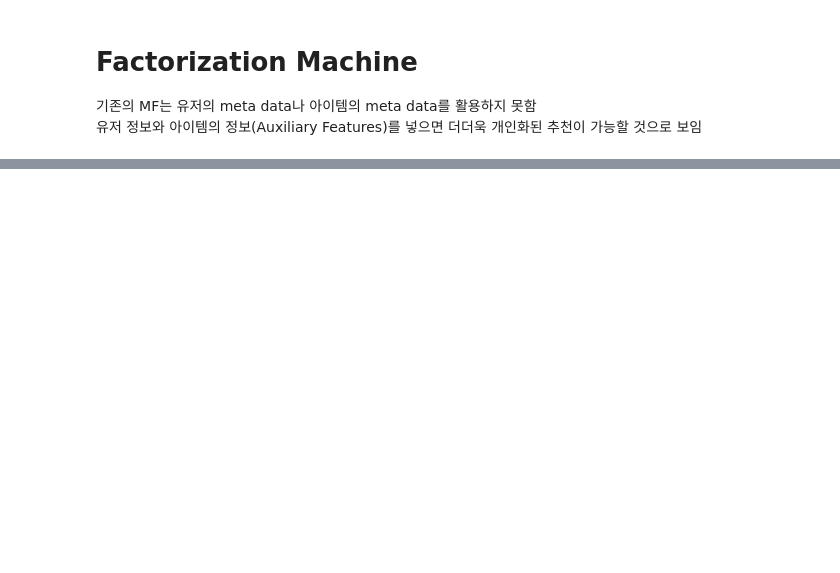
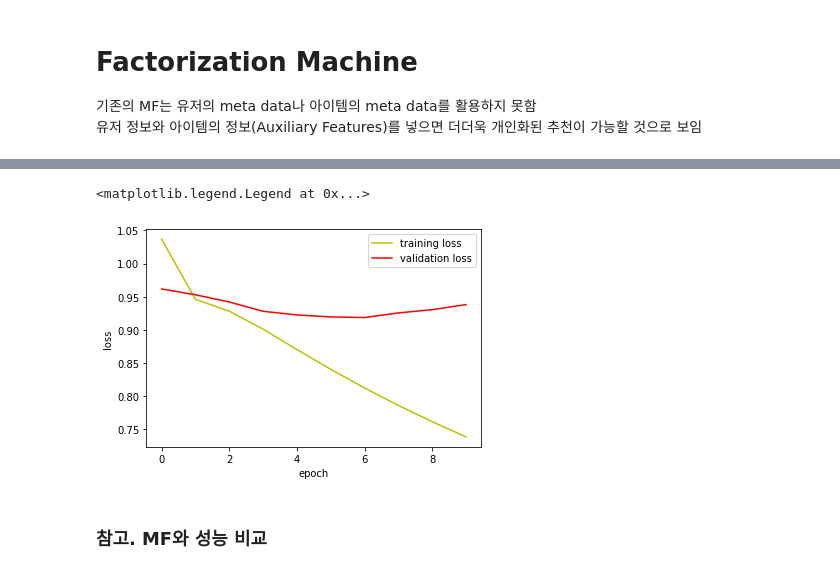
Before and after one commit to dlskawns/RecSys_and_Retrieval_Study, a Jupyter notebook: 8_9_Factorization_Machine.ipynb, the cells around one changed output, grey strips where cells are left out. Saved outputs shown, nothing was run; the diff lists cells and outputs as text; code cells hidden in the pictures; blank space fills up the shorter version.

```diff
--- a/8_9_Factorization_Machine.ipynb
+++ b/8_9_Factorization_Machine.ipynb
@@ -38,0 +281,9 @@ Factorization Machine도 그 방법의 일종으로 볼 수 있음
+# %%
+o = 0
+for _, i in fm_df.iterrows():
+  if o != 1:
+    print('type:',type(i))
+    print('내용:', i)
+    o += 1
+  else:
+    break
@@ -38,0 +367,3 @@ Factorization Machine도 그 방법의 일종으로 볼 수 있음
+# %%
+# 전체 100,000개의 데이터를 train과 test로 나눔
+X_train, X_test, y_train, y_test = train_test_split(data['X'], data['y'], test_size=0.2, random_state=10)
@@ -38,0 +435,4 @@ Factorization Machine도 그 방법의 일종으로 볼 수 있음
+# %%
+# FM 모델을 선언해줍니다
+factorization_dim = 20
+fm = FM(size_X, factorization_dim, 'reg')
@@ -38,0 +463,5 @@ Factorization Machine도 그 방법의 일종으로 볼 수 있음
+# %%
+# train 데이터를 활용해 모델을 학습하고 test 데이터로 validation loss를 체크합니다
+
+history = fm.fit(X_train, y_train, epochs=10, batch_size=16, validation_data=(X_test, y_test))
+# _history = fm.fit(X_train, y_train, epochs=100, batch_size=16, validation_data=(X_test, y_test))
@@ -38,0 +489,15 @@ Factorization Machine도 그 방법의 일종으로 볼 수 있음
+# %%
+# 로쓰 파악해보기
+
+fig, loss_ax = plt.subplots()
+# acc_ax = loss_ax.twinx()
+loss_ax.plot(history.history['loss'], 'y', label='training loss')
+loss_ax.plot(history.history['val_loss'], 'r', label='validation loss')
+loss_ax.set_xlabel('epoch')
+loss_ax.set_ylabel('loss')
+loss_ax.legend(loc='upper right')
+# %% [output]
+<matplotlib.legend.Legend at 0x...>
+[figure, added]
+# %% [markdown]
+### 참고. MF와 성능 비교
```
Also changed, not shown: parts of 105 cells of this notebook.
